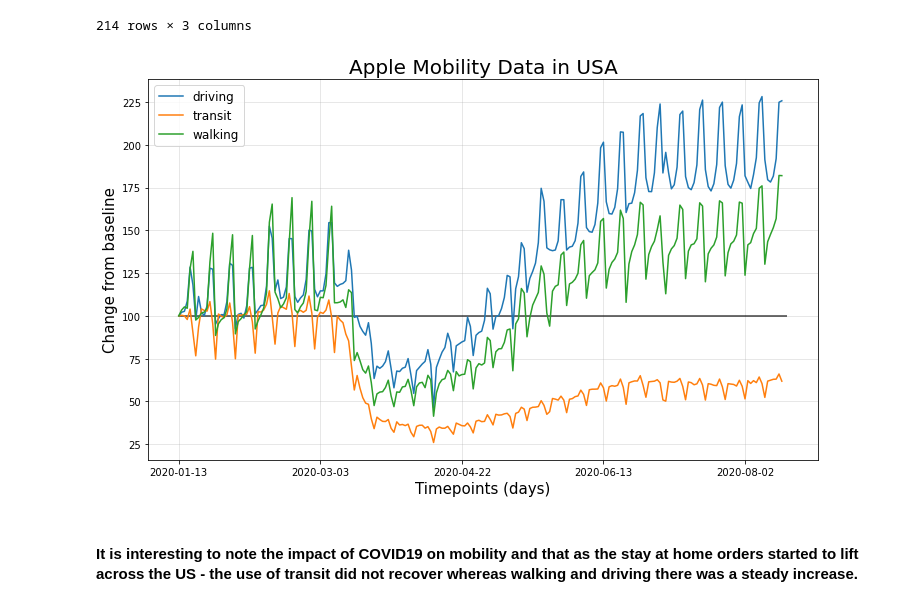
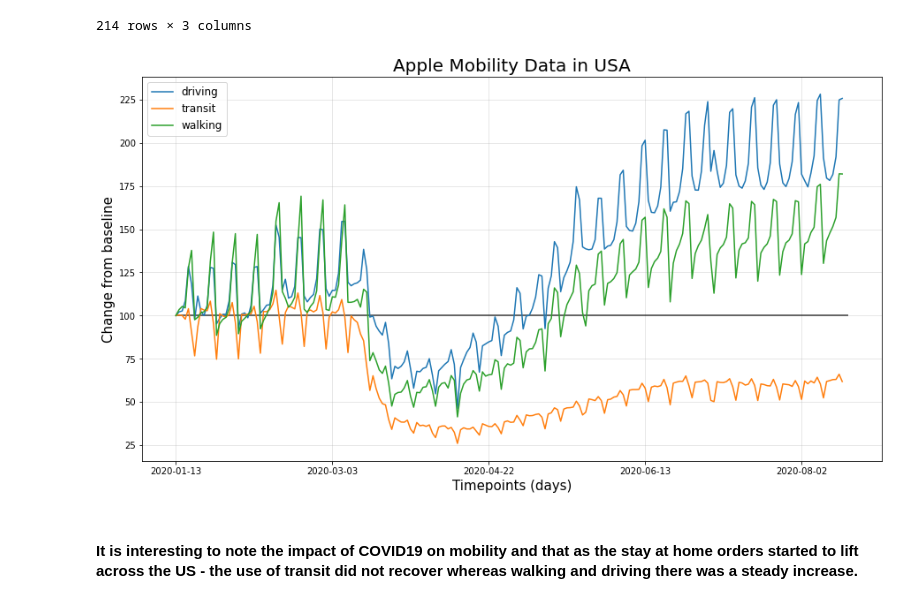
Before and after one commit to LisaHarrison08/Project_G4, a Jupyter notebook: Apple Mobility/Apple_Mobility.ipynb, the cells around one changed output. Cells and saved outputs as stored; diff of their text form; code cells hidden in the pictures.

```diff
--- a/Apple Mobility/Apple_Mobility.ipynb
+++ b/Apple Mobility/Apple_Mobility.ipynb
@@ -149,16 +149,16 @@ df_transport_type_t
 214 rows × 3 columns
 # %%
 # Plot the transportation type data for the US ## Observable change in mobility March/April
-df_transport_type_t.plot.line(figsize=(12, 7))
+df_transport_type_t.plot.line(figsize=(15, 8))
 plt.title("Apple Mobility Data in USA", size = 20)
 plt.xlabel("Timepoints (days)", size = 15)
 plt.ylabel("Change from baseline", size = 15)
 plt.hlines(100,0,215,alpha = 0.75)
 plt.grid(linestyle ="-", linewidth = 1, alpha = 0.3)
 plt.legend(loc = "upper left", fontsize = "large")
 plt.savefig('Mobility Trends in USA.png')
 # %% [output]
-[figure, old version]
+[figure, new version]
 # %% [markdown]
 #### It is interesting to note the impact of COVID19 on mobility and that as the stay at home orders started to lift across the US - the use of transit did not recover whereas walking and driving there was a steady increase.
 # %%
```
Also changed, not shown: parts of 7 cells of this notebook, 5 other files.
